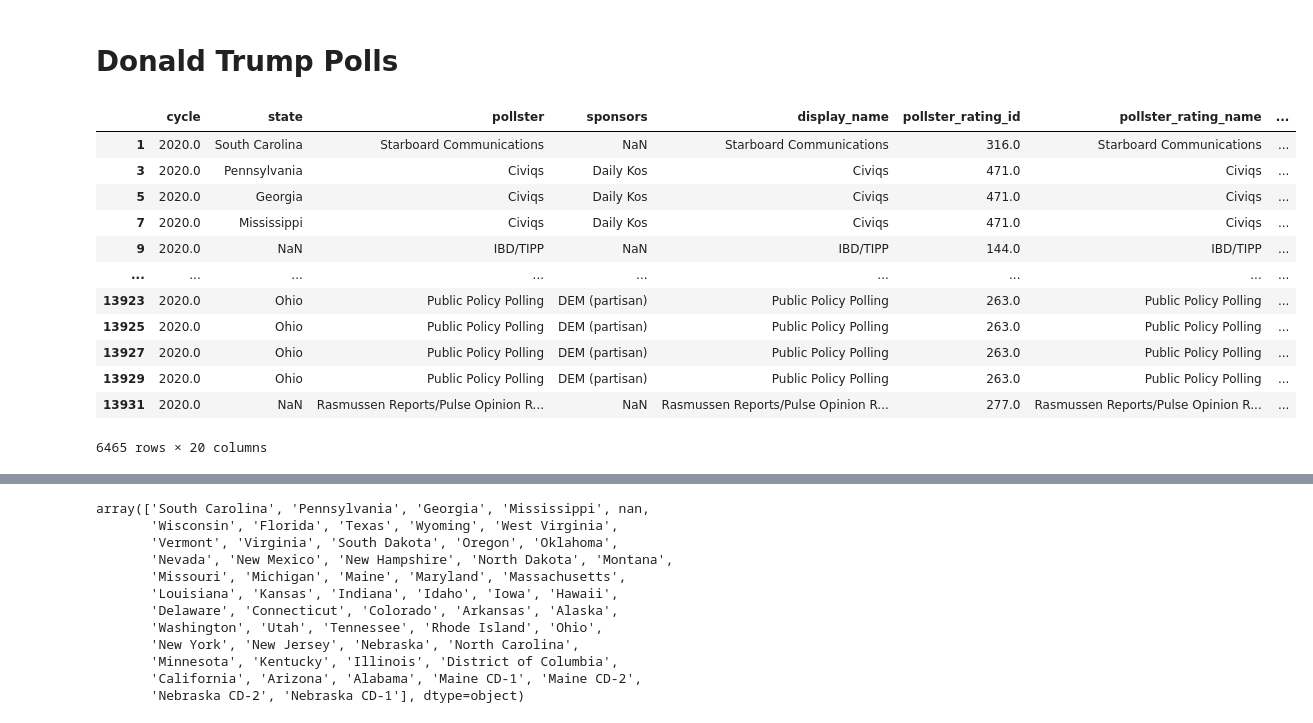
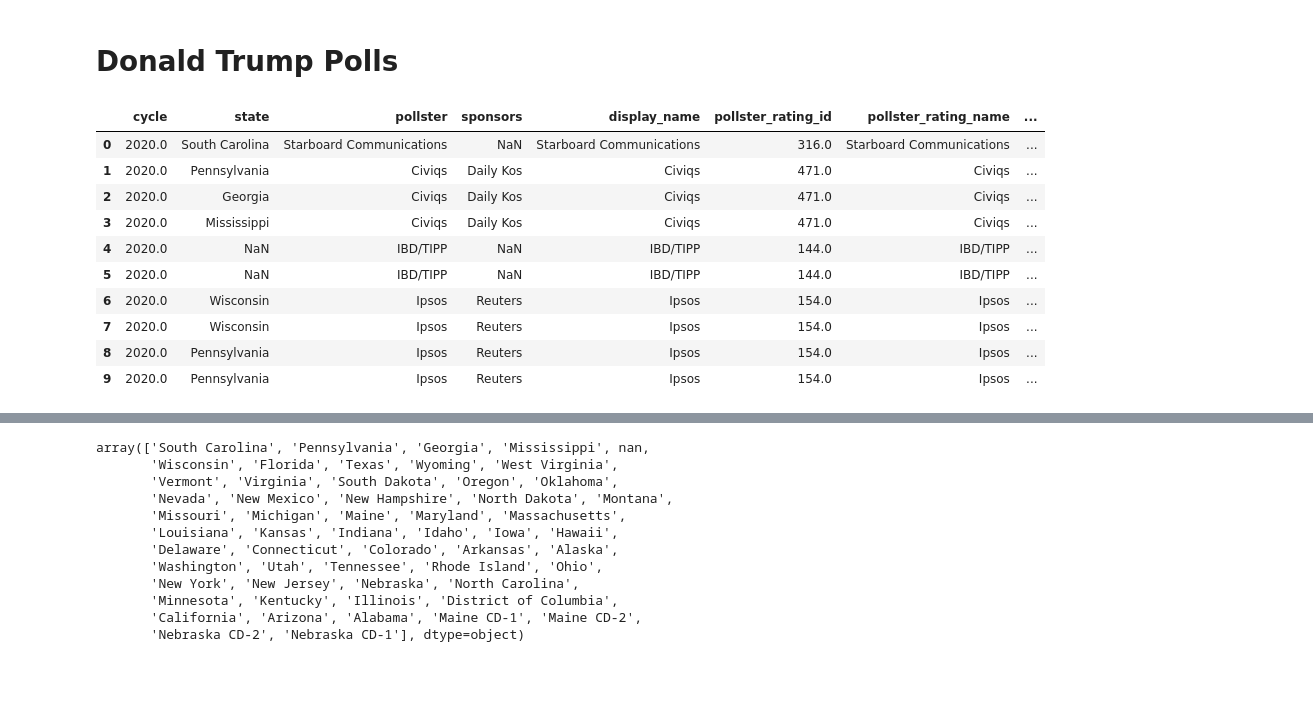
Before and after one commit to sudo-August/Presidential-Poll-Analysis, a Jupyter notebook: polls_analysis_pres2020.ipynb, the cells around one changed output, grey strips where cells are left out. Saved outputs shown, nothing was run; the diff lists cells and outputs as text; code cells hidden in the pictures; blank space fills up the shorter version.

```diff
--- a/polls_analysis_pres2020.ipynb
+++ b/polls_analysis_pres2020.ipynb
@@ -56,22 +57,21 @@ dtype: int64
 # %%
 djt = pp_df.where(pp_df["candidate_name"]=="Donald Trump")
 djt.dropna(how='all', inplace=True)
-djt.drop(["question_id", "pollster_id", "poll_id", "sponsor_ids", "notes", "url", "candidate_id", "tracking", "nationwide_batch", "ranked_choice_reallocated", "sponsor_candidate", "internal", "partisan", "election_date", "seat_name", "seat_number", "office_type", "created_at"], axis=1, inplace=True)
-djt
+djt.reset_index(inplace=True)
+djt.drop(["index", "question_id", "pollster_id", "poll_id", "sponsor_ids", "notes", "url", "candidate_id", "tracking", "nationwide_batch", "ranked_choice_reallocated", "sponsor_candidate", "internal", "partisan", "election_date", "seat_name", "seat_number", "office_type", "created_at"], axis=1, inplace=True)
+djt.head(10)
 # %% [output]
 |  | cycle | state | pollster | sponsors | display_name | pollster_rating_id | pollster_rating_name | ... |
-| 1 | 2020.0 | South Carolina | Starboard Communications | NaN | Starboard Communications | 316.0 | Starboard Communications | ... |
-| 3 | 2020.0 | Pennsylvania | Civiqs | Daily Kos | Civiqs | 471.0 | Civiqs | ... |
-| 5 | 2020.0 | Georgia | Civiqs | Daily Kos | Civiqs | 471.0 | Civiqs | ... |
-| 7 | 2020.0 | Mississippi | Civiqs | Daily Kos | Civiqs | 471.0 | Civiqs | ... |
-| 9 | 2020.0 | NaN | IBD/TIPP | NaN | IBD/TIPP | 144.0 | IBD/TIPP | ... |
-| ... | ... | ... | ... | ... | ... | ... | ... | ... |
-| 13923 | 2020.0 | Ohio | Public Policy Polling | DEM (partisan) | Public Policy Polling | 263.0 | Public Policy Polling | ... |
-| 13925 | 2020.0 | Ohio | Public Policy Polling | DEM (partisan) | Public Policy Polling | 263.0 | Public Policy Polling | ... |
-| 13927 | 2020.0 | Ohio | Public Policy Polling | DEM (partisan) | Public Policy Polling | 263.0 | Public Policy Polling | ... |
-| 13929 | 2020.0 | Ohio | Public Policy Polling | DEM (partisan) | Public Policy Polling | 263.0 | Public Policy Polling | ... |
-| 13931 | 2020.0 | NaN | Rasmussen Reports/Pulse Opinion R... | NaN | Rasmussen Reports/Pulse Opinion R... | 277.0 | Rasmussen Reports/Pulse Opinion R... | ... |
+| 0 | 2020.0 | South Carolina | Starboard Communications | NaN | Starboard Communications | 316.0 | Starboard Communications | ... |
+| 1 | 2020.0 | Pennsylvania | Civiqs | Daily Kos | Civiqs | 471.0 | Civiqs | ... |
+| 2 | 2020.0 | Georgia | Civiqs | Daily Kos | Civiqs | 471.0 | Civiqs | ... |
+| 3 | 2020.0 | Mississippi | Civiqs | Daily Kos | Civiqs | 471.0 | Civiqs | ... |
+| 4 | 2020.0 | NaN | IBD/TIPP | NaN | IBD/TIPP | 144.0 | IBD/TIPP | ... |
+| 5 | 2020.0 | NaN | IBD/TIPP | NaN | IBD/TIPP | 144.0 | IBD/TIPP | ... |
+| 6 | 2020.0 | Wisconsin | Ipsos | Reuters | Ipsos | 154.0 | Ipsos | ... |
+| 7 | 2020.0 | Wisconsin | Ipsos | Reuters | Ipsos | 154.0 | Ipsos | ... |
+| 8 | 2020.0 | Pennsylvania | Ipsos | Reuters | Ipsos | 154.0 | Ipsos | ... |
+| 9 | 2020.0 | Pennsylvania | Ipsos | Reuters | Ipsos | 154.0 | Ipsos | ... |
-6465 rows × 20 columns
 # %%
 djt.groupby("state").size()
 # %% [output]
```
Also changed, not shown: parts of 8 cells of this notebook.
